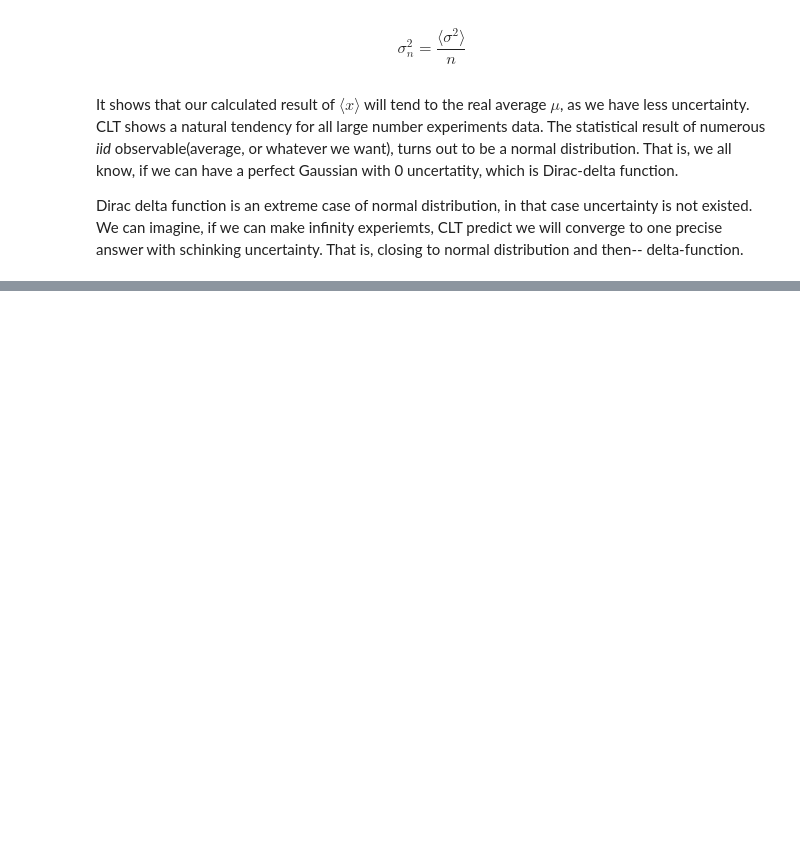
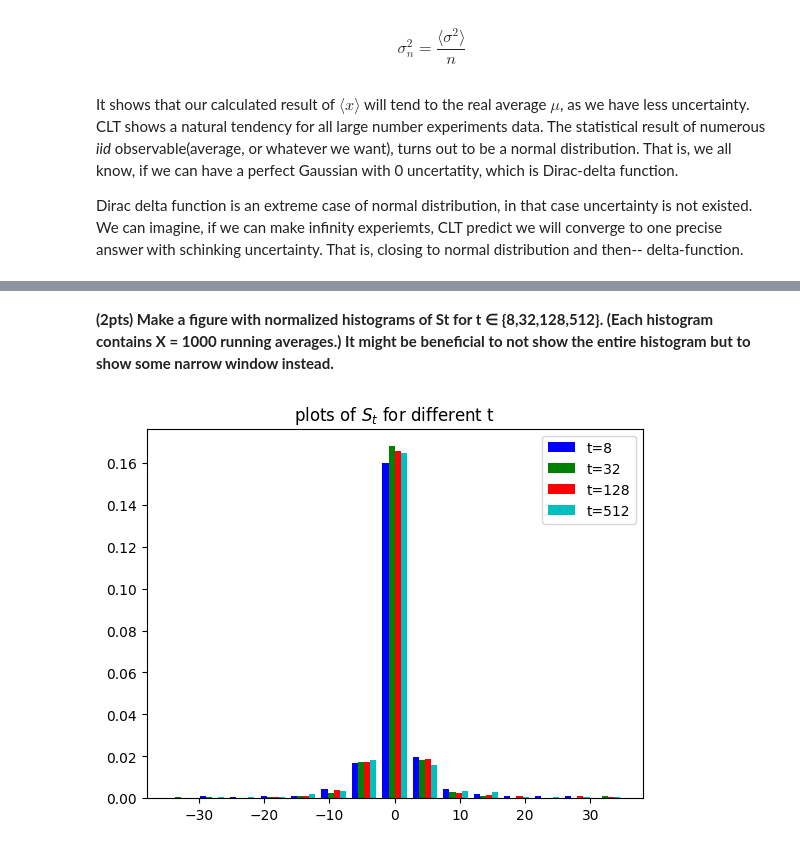
Before and after one commit to LeeYee2002/Computational-Physics-HW, a Jupyter notebook: HW3.ipynb, the cells around one changed output, grey strips where cells are left out. Cells and saved outputs as stored; diff of their text form; code cells hidden in the pictures; blank space fills up the shorter version.

```diff
--- a/HW3.ipynb
+++ b/HW3.ipynb
@@ -206,0 +242,29 @@ Dirac delta function is an extreme case of normal distribution, in that case unc
+# %% [markdown]
+**(2pts) Make a figure with normalized histograms of St for t ∈ {8,32,128,512}. (Each histogram contains X = 1000 running averages.) It might be beneficial to not show the entire histogram but to show some narrow window instead.**
+# %%
+import numpy as np
+import matplotlib.pyplot as plt
+mu, b = 0, 1
+experiments = 1000
+#samples = 2**11
+t_0 = np.linspace(1,2**11)  #t : time dependent
+analysis_condition = [8 ,32, 128, 512] # the set of different t
+colors = ['b','g','r','c']
+S_t_labels = ["t=8","t=32",'t=128','t=512']
+histogram_data = np.empty(shape=(1000,4))
+for i in range(4): # t=8, t=32, t=128, t=512
+    experiment_average_record = [] #we record our average S_t
+    for x in range(experiments):#we do 1000 times for different t
+        experiment_record = [] #we record all result from an experiment, from 1~t
+        for running_time in range(analysis_condition[i]):#do t times exp
+            result = np.random.standard_cauchy(size=None)
+            experiment_record.append(result) #record t datas
+        experiment_average_record.append(sum(experiment_record)/len(experiment_record)) #attain S_t
+    histogram_data[:,i] = np.array(experiment_average_record) #we put our result to the bigest one store place
+#print(np.array(histogram_data).shape)
+plt.hist(histogram_data, bins= 15, range =(-35,35) , color= colors,density= True, label=S_t_labels)
+plt.title("plots of $S_t$ for different t")
+plt.legend()
+plt.show()
+# %% [output]
+[figure, added]
```
Also changed, not shown: parts of 21 cells of this notebook.
